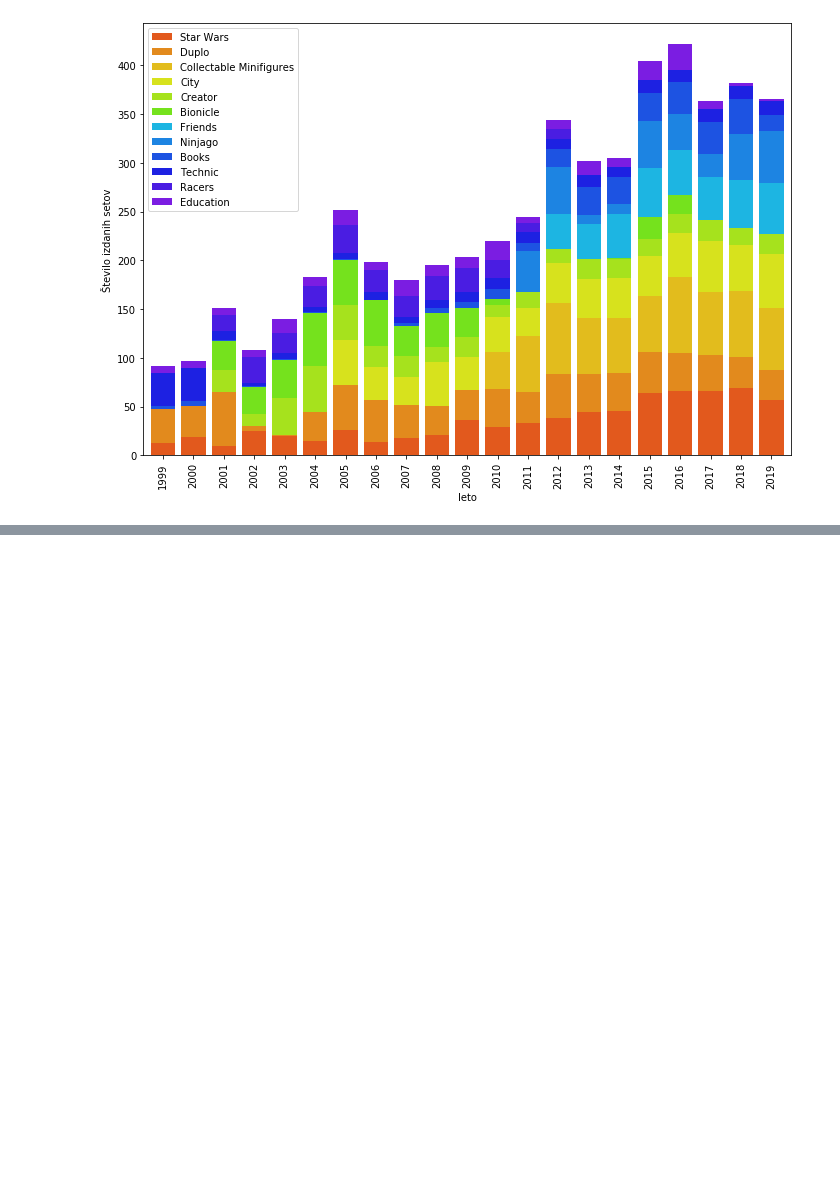
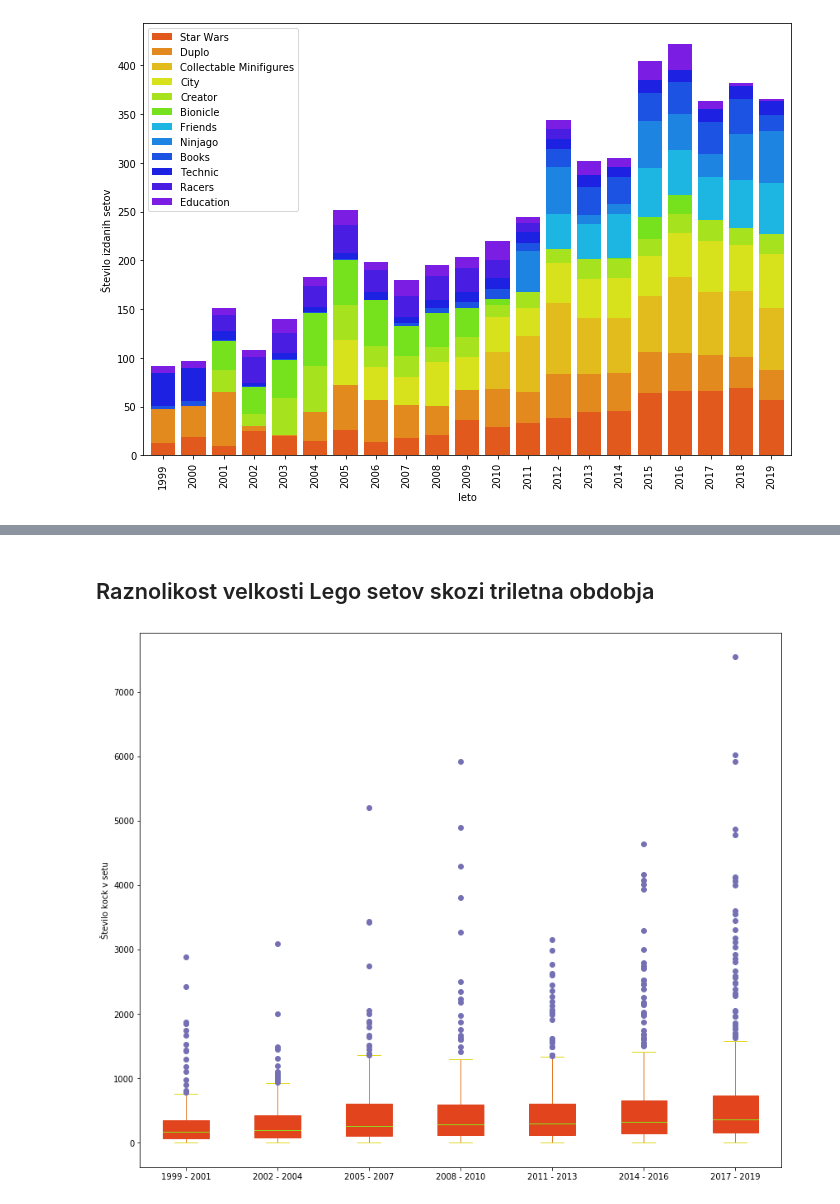
Before and after one commit to kazi99/Lego-sets, a Jupyter notebook: analiza.ipynb, the cells around one changed output, grey strips where cells are left out. Cells and saved outputs as stored; diff of their text form; code cells hidden in the pictures; blank space fills up the shorter version.

```diff
--- a/analiza.ipynb
+++ b/analiza.ipynb
@@ -182,0 +200,15 @@ letne_teme.plot(kind='bar', ax=ax1, stacked=True, width=0.8, color=colors)
+# %% [markdown]
+## Raznolikost velkosti Lego setov skozi triletna obdobja
+# %%
+sets['triletna_doba'] = ((sets.leto - 1) // 3) * 3 + 1
+df_tri_let = [pd.DataFrame(sets[sets['triletna_doba'] == obdobje].groupby('st_kock')).rename(columns={0: f'{obdobje} - {obdobje + 2}'}) for obdobje in range(1999,2020,3)]
+tri_let_dobe = pd.concat(df_tri_let, axis=1)
+
+fig = plt.figure(1, figsize=(9,6))
+ax1 = fig.add_subplot(111, position=[0, 0, 1.2, 1.5])
+ax1.set_ylabel('Število kock v setu')
+colors = {'boxes': '#E2441D', 'whiskers': '#E2751D','medians': '#8AE21D','caps': '#E2D81D' }
+
+tri_plot = tri_let_dobe.plot(kind='box', ax=ax1, showfliers=True, patch_artist=True, color=colors, sym='#7570b3')
+# %% [output]
+[figure, added]
```
Also changed, not shown: parts of 5 cells of this notebook.
